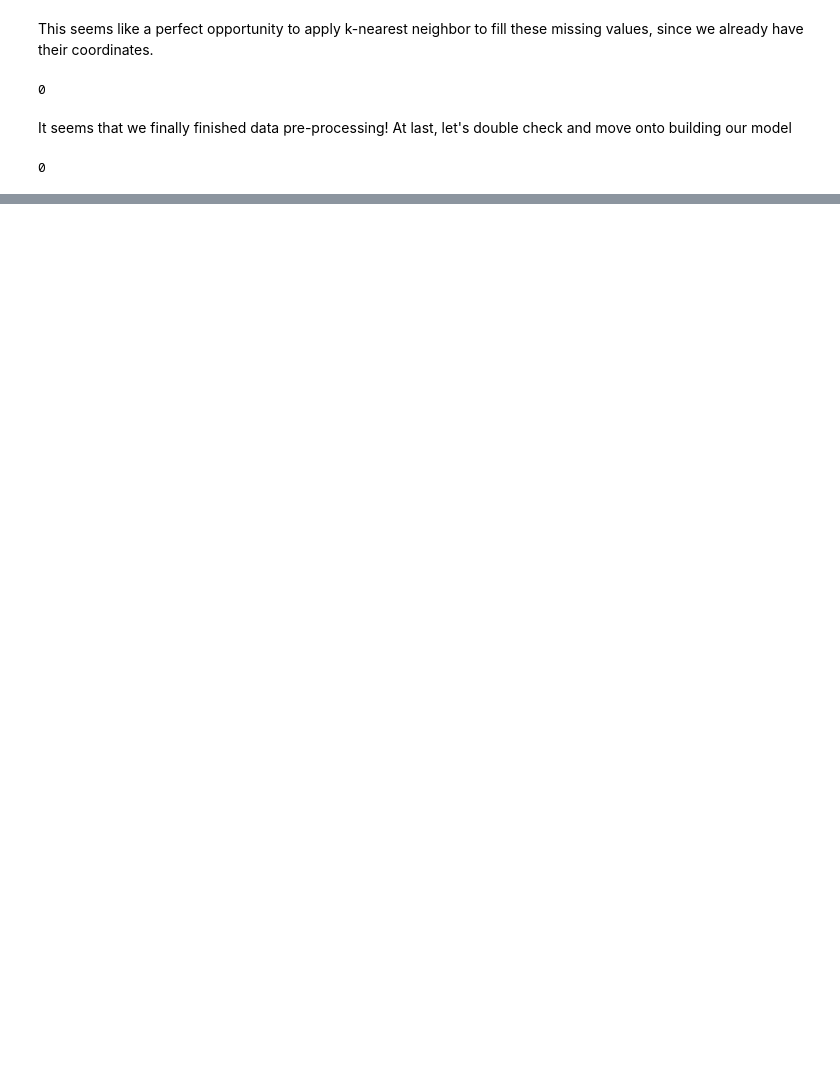
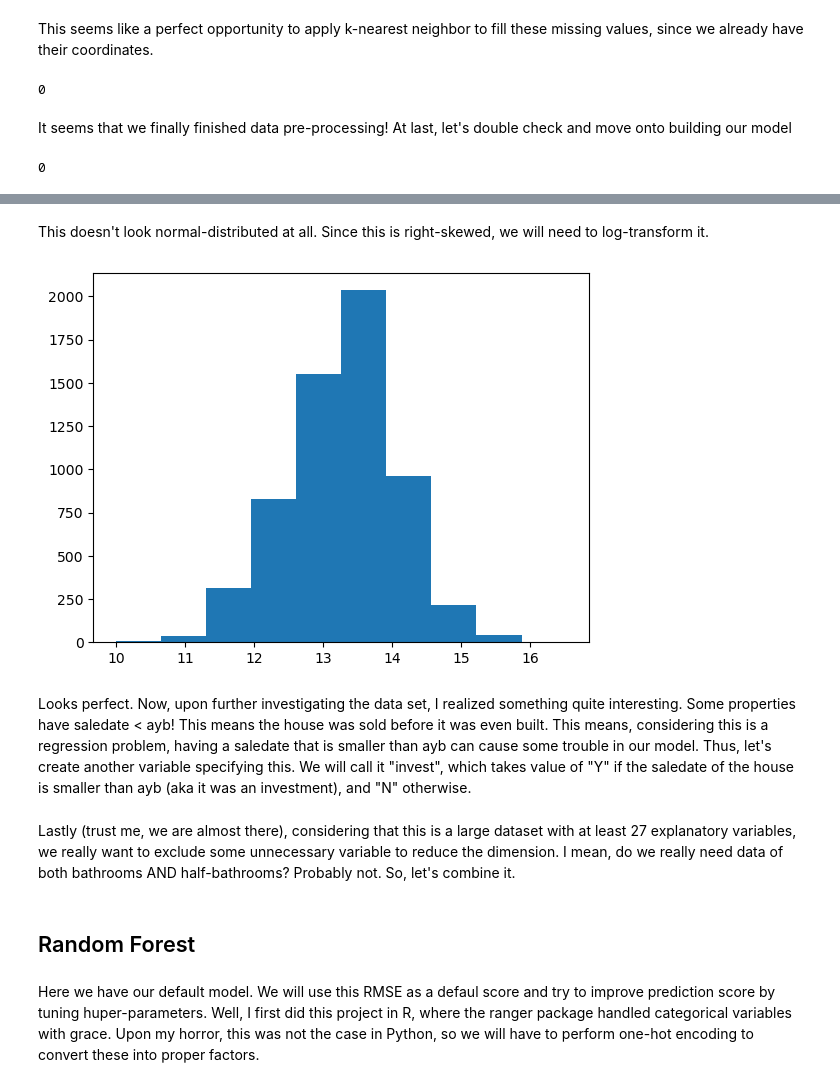
Before and after one commit to sparrowazu/Random-Forest-House-Price-Prediction, a Jupyter notebook: Random Forest.ipynb, the cells around one changed output, grey strips where cells are left out. Saved outputs shown, nothing was run; the diff lists cells and outputs as text; code cells hidden in the pictures; blank space fills up the shorter version.

```diff
--- a/Random Forest.ipynb
+++ b/Random Forest.ipynb
@@ -168,0 +179,10 @@ print(dtrain.isna().sum().sum())
+# %% [markdown]
+This doesn't look normal-distributed at all. Since this is right-skewed, we will need to log-transform it.
+# %%
+log_price = np.log(dtrain['price'])
+plt.hist(log_price)
+plt.show()
+# %% [output]
+[figure, added]
+# %% [markdown]
+Looks perfect. Now, upon further investigating the data set, I realized something quite interesting. Some properties have saledate < ayb! This means the house was sold before it was even built. This means, considering this is a regression problem, having a saledate that is smaller than ayb can cause some trouble in our model. Thus, let's create another variable specifying this. We will call it "invest", which takes value of "Y" if the saledate of the house is smaller than ayb (aka it was an investment), and "N" otherwise.
@@ -168,0 +191,6 @@ print(dtrain.isna().sum().sum())
+# %% [markdown]
+Lastly (trust me, we are almost there), considering that this is a large dataset with at least 27 explanatory variables, we really want to exclude some unnecessary variable to reduce the dimension. I mean, do we really need data of both bathrooms AND half-bathrooms? Probably not. So, let's combine it.
+# %% [markdown]
+## Random Forest
+# %% [markdown]
+Here we have our default model. We will use this RMSE as a defaul score and try to improve prediction score by tuning huper-parameters. Well, I first did this project in R, where the ranger package handled categorical variables with grace. Upon my horror, this was not the case in Python, so we will have to perform one-hot encoding to convert these into proper factors.
```
Also changed, not shown: parts of 17 cells of this notebook.
